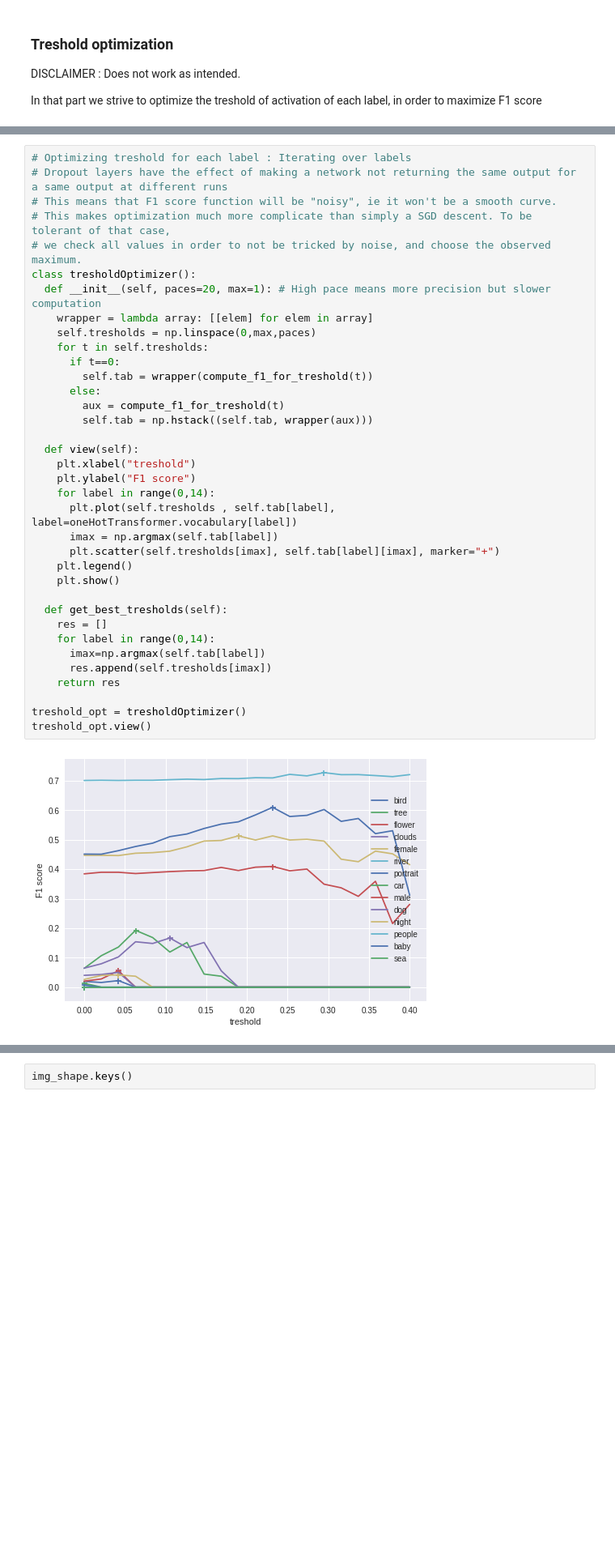
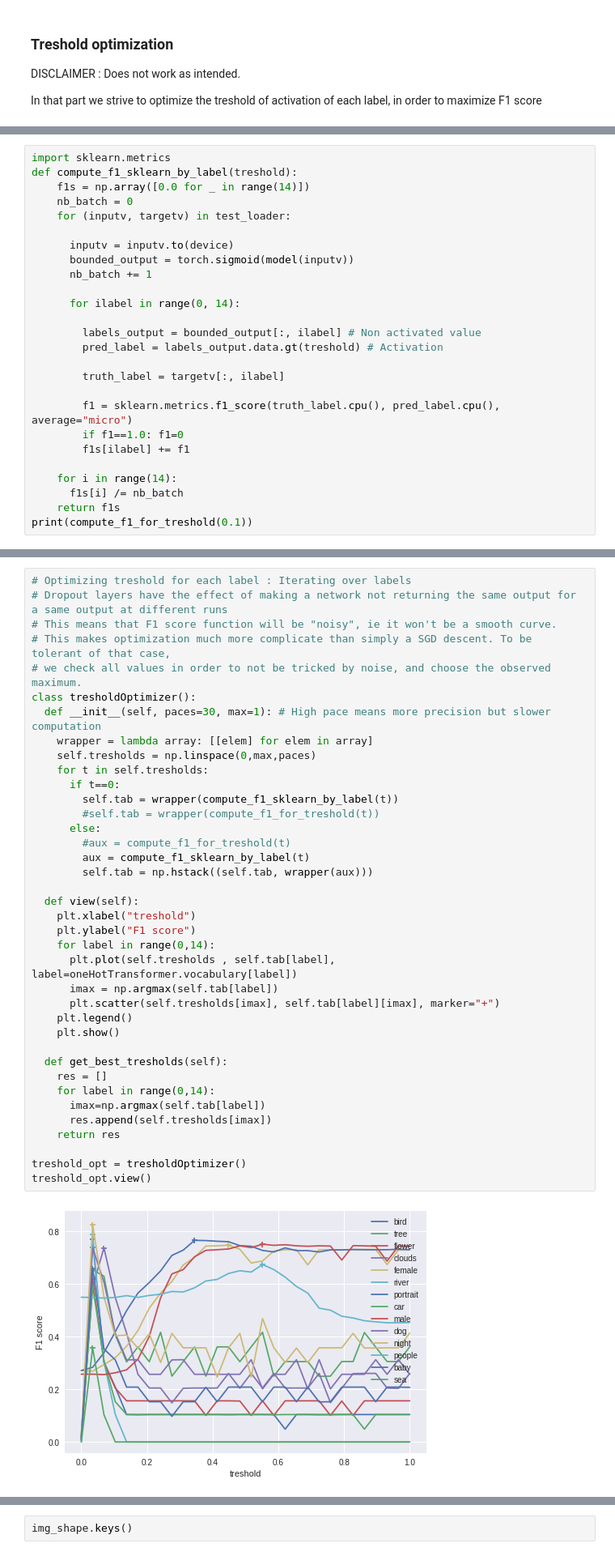
Before and after one commit to HappyBearDay/Deep_Learning_Image_Multi_label, a Jupyter notebook: image_project.ipynb, the cells around one changed output, grey strips where cells are left out. Shown at 81% size. Cells and saved outputs as stored; diff of their text form; blank space fills up the shorter version.

Commit message:
now using sklearn's f1 score(with micro avg)

```diff
--- a/image_project.ipynb
+++ b/image_project.ipynb
@@ -518,0 +482,26 @@ array([0.        , 0.13282248, 0.        , 0.2074074 , 0.46510217,
+# %%
+import sklearn.metrics
+def compute_f1_sklearn_by_label(treshold):
+    f1s = np.array([0.0 for _ in range(14)])
+    nb_batch = 0
+    for (inputv, targetv) in test_loader:
+
+      inputv = inputv.to(device)
+      bounded_output = torch.sigmoid(model(inputv))
+      nb_batch += 1
+
+      for ilabel in range(0, 14):
+
+        labels_output = bounded_output[:, ilabel] # Non activated value
+        pred_label = labels_output.data.gt(treshold) # Activation
+
+        truth_label = targetv[:, ilabel]
+
+        f1 = sklearn.metrics.f1_score(truth_label.cpu(), pred_label.cpu(), average="micro")
+        if f1==1.0: f1=0
+        f1s[ilabel] += f1
+
+    for i in range(14):
+      f1s[i] /= nb_batch
+    return f1s
+print(compute_f1_for_treshold(0.1))
@@ -523,34 +534,36 @@ array([0.        , 0.13282248, 0.        , 0.2074074 , 0.46510217,
 # This makes optimization much more complicate than simply a SGD descent. To be tolerant of that case,
 # we check all values in order to not be tricked by noise, and choose the observed maximum.
 class tresholdOptimizer():
-  def __init__(self, paces=20, max=1): # High pace means more precision but slower computation
+  def __init__(self, paces=30, max=1): # High pace means more precision but slower computation
     wrapper = lambda array: [[elem] for elem in array]
     self.tresholds = np.linspace(0,max,paces)
     for t in self.tresholds:
       if t==0:
-        self.tab = wrapper(compute_f1_for_treshold(t))
+        self.tab = wrapper(compute_f1_sklearn_by_label(t))
+        #self.tab = wrapper(compute_f1_for_treshold(t))
       else:
-        aux = compute_f1_for_treshold(t)
+        #aux = compute_f1_for_treshold(t)
+        aux = compute_f1_sklearn_by_label(t)
         self.tab = np.hstack((self.tab, wrapper(aux)))
 
   def view(self):
     plt.xlabel("treshold")
     plt.ylabel("F1 score")
     for label in range(0,14):
       plt.plot(self.tresholds , self.tab[label], label=oneHotTransformer.vocabulary[label])
       imax = np.argmax(self.tab[label])
       plt.scatter(self.tresholds[imax], self.tab[label][imax], marker="+")
     plt.legend()
     plt.show()
 
   def get_best_tresholds(self):
     res = []
     for label in range(0,14):
       imax=np.argmax(self.tab[label])
       res.append(self.tresholds[imax])
     return res
 
 treshold_opt = tresholdOptimizer()
 treshold_opt.view()
 # %% [output]
-[figure, old version]
+[figure, new version]
```
Also changed, not shown: parts of 13 cells of this notebook.
